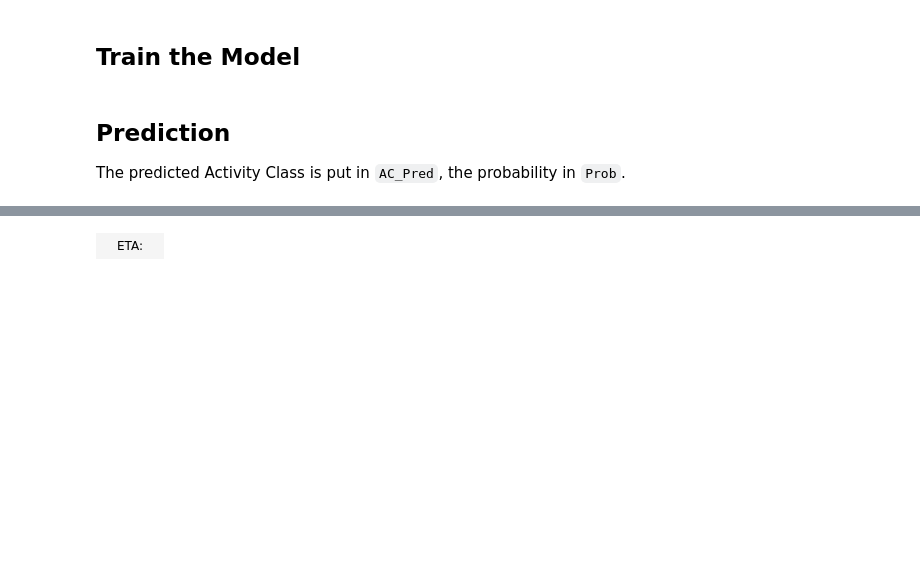
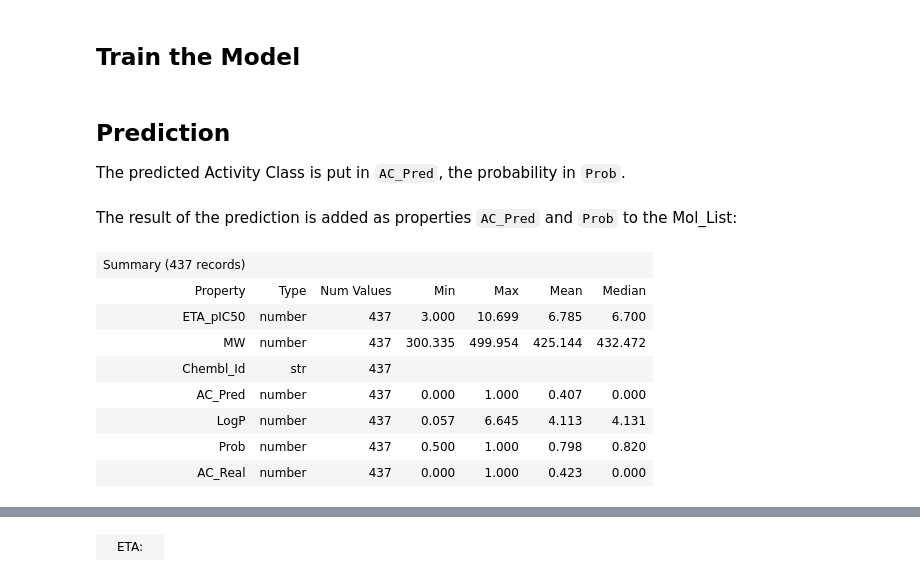
Before and after one commit to apahl/rdkit_ipynb_tools, a Jupyter notebook: tutorial/tutorial_sar.ipynb, the cells around one changed output, grey strips where cells are left out. Cells and saved outputs as stored; diff of their text form; code cells hidden in the pictures; blank space fills up the shorter version.

```diff
--- a/tutorial/tutorial_sar.ipynb
+++ b/tutorial/tutorial_sar.ipynb
@@ -135,3 +135,17 @@ test_list.order = ["Chembl_Id", "ETA_pIC50", "AC_Real", "AC_Pred", "Prob", "LogP
 test_list.model = model
 # %%
 test_list.predict()
+# %% [markdown]
+The result of the prediction is added as properties `AC_Pred` and `Prob` to the Mol_List:
+# %%
+test_list.summary()
+# %% [output]
+| Summary (437 records) |  |  |  |  |  |  |
+| Property | Type | Num Values | Min | Max | Mean | Median |
+| ETA_pIC50 | number | 437 | 3.000 | 10.699 | 6.785 | 6.700 |
+| MW | number | 437 | 300.335 | 499.954 | 425.144 | 432.472 |
+| Chembl_Id | str | 437 |  |  |  |  |
+| AC_Pred | number | 437 | 0.000 | 1.000 | 0.407 | 0.000 |
+| LogP | number | 437 | 0.057 | 6.645 | 4.113 | 4.131 |
+| Prob | number | 437 | 0.500 | 1.000 | 0.798 | 0.820 |
+| AC_Real | number | 437 | 0.000 | 1.000 | 0.423 | 0.000 |
```
Also changed, not shown: parts of 10 cells of this notebook, 2 other files.
